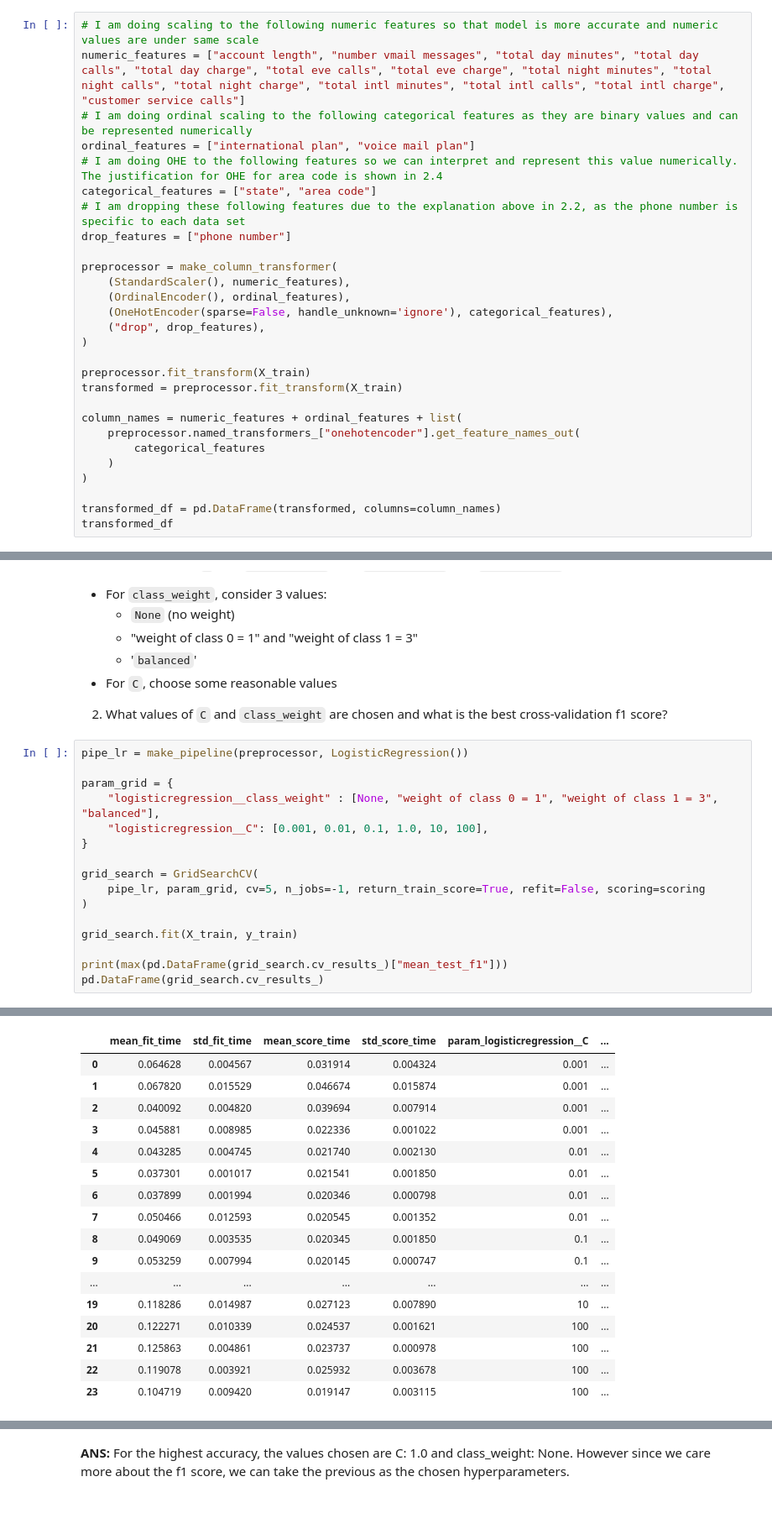
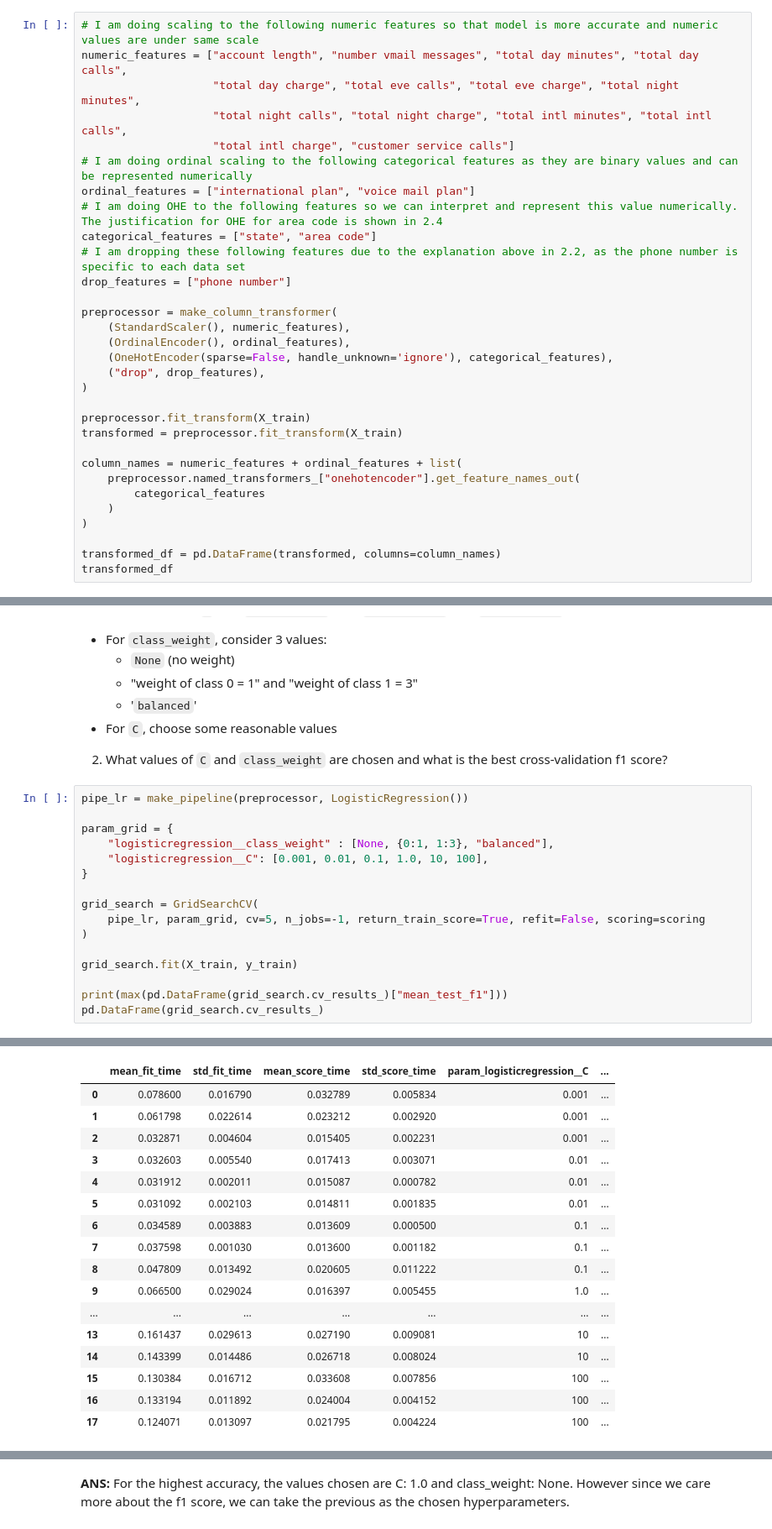
Before and after one commit to skyleapa/cpsc330-2022W2, a Jupyter notebook: hw/hw5/hw5.ipynb, the cells around one changed output, grey strips where cells are left out. Shown: that part at 84% size. Cells and saved outputs as stored; diff of their text form.

```diff
--- a/hw/hw5/hw5.ipynb
+++ b/hw/hw5/hw5.ipynb
@@ -307,7 +309,10 @@ y_train = train_df["churn"]
 y_test = test_df["churn"]
 # %%
 # I am doing scaling to the following numeric features so that model is more accurate and numeric values are under same scale
-numeric_features = ["account length", "number vmail messages", "total day minutes", "total day calls", "total day charge", "total eve calls", "total eve charge", "total night minutes", "total night calls", "total night charge", "total intl minutes", "total intl calls", "total intl charge", "customer service calls"]
+numeric_features = ["account length", "number vmail messages", "total day minutes", "total day calls",
+                    "total day charge", "total eve calls", "total eve charge", "total night minutes",
+                    "total night calls", "total night charge", "total intl minutes", "total intl calls",
+                    "total intl charge", "customer service calls"]
 # I am doing ordinal scaling to the following categorical features as they are binary values and can be represented numerically
 ordinal_features = ["international plan", "voice mail plan"]
 # I am doing OHE to the following features so we can interpret and represent this value numerically. The justification for OHE for area code is shown in 2.4
@@ -476,7 +481,7 @@ rubric={points:10}
 pipe_lr = make_pipeline(preprocessor, LogisticRegression())
 
 param_grid = {
-    "logisticregression__class_weight" : [None, "weight of class 0 = 1", "weight of class 1 = 3", "balanced"],
+    "logisticregression__class_weight" : [None, {0:1, 1:3}, "balanced"],
     "logisticregression__C": [0.001, 0.01, 0.1, 1.0, 10, 100],
 }
 
@@ -493,17 +498,17 @@ pd.DataFrame(grid_search.cv_results_)
 |  | mean_fit_time | std_fit_time | mean_score_time | std_score_time | param_logisticregression__C | ... |
-| 0 | 0.064628 | 0.004567 | 0.031914 | 0.004324 | 0.001 | ... |
-| 1 | 0.067820 | 0.015529 | 0.046674 | 0.015874 | 0.001 | ... |
-| 2 | 0.040092 | 0.004820 | 0.039694 | 0.007914 | 0.001 | ... |
-| 3 | 0.045881 | 0.008985 | 0.022336 | 0.001022 | 0.001 | ... |
-| 4 | 0.043285 | 0.004745 | 0.021740 | 0.002130 | 0.01 | ... |
-| 5 | 0.037301 | 0.001017 | 0.021541 | 0.001850 | 0.01 | ... |
-| 6 | 0.037899 | 0.001994 | 0.020346 | 0.000798 | 0.01 | ... |
-| 7 | 0.050466 | 0.012593 | 0.020545 | 0.001352 | 0.01 | ... |
-| 8 | 0.049069 | 0.003535 | 0.020345 | 0.001850 | 0.1 | ... |
-| 9 | 0.053259 | 0.007994 | 0.020145 | 0.000747 | 0.1 | ... |
+| 0 | 0.078600 | 0.016790 | 0.032789 | 0.005834 | 0.001 | ... |
+| 1 | 0.061798 | 0.022614 | 0.023212 | 0.002920 | 0.001 | ... |
+| 2 | 0.032871 | 0.004604 | 0.015405 | 0.002231 | 0.001 | ... |
+| 3 | 0.032603 | 0.005540 | 0.017413 | 0.003071 | 0.01 | ... |
+| 4 | 0.031912 | 0.002011 | 0.015087 | 0.000782 | 0.01 | ... |
+| 5 | 0.031092 | 0.002103 | 0.014811 | 0.001835 | 0.01 | ... |
+| 6 | 0.034589 | 0.003883 | 0.013609 | 0.000500 | 0.1 | ... |
+| 7 | 0.037598 | 0.001030 | 0.013600 | 0.001182 | 0.1 | ... |
+| 8 | 0.047809 | 0.013492 | 0.020605 | 0.011222 | 0.1 | ... |
+| 9 | 0.066500 | 0.029024 | 0.016397 | 0.005455 | 1.0 | ... |
 | ... | ... | ... | ... | ... | ... | ... |
-| 19 | 0.118286 | 0.014987 | 0.027123 | 0.007890 | 10 | ... |
-| 20 | 0.122271 | 0.010339 | 0.024537 | 0.001621 | 100 | ... |
-| 21 | 0.125863 | 0.004861 | 0.023737 | 0.000978 | 100 | ... |
-| 22 | 0.119078 | 0.003921 | 0.025932 | 0.003678 | 100 | ... |
-| 23 | 0.104719 | 0.009420 | 0.019147 | 0.003115 | 100 | ... |
+| 13 | 0.161437 | 0.029613 | 0.027190 | 0.009081 | 10 | ... |
+| 14 | 0.143399 | 0.014486 | 0.026718 | 0.008024 | 10 | ... |
+| 15 | 0.130384 | 0.016712 | 0.033608 | 0.007856 | 100 | ... |
+| 16 | 0.133194 | 0.011892 | 0.024004 | 0.004152 | 100 | ... |
+| 17 | 0.124071 | 0.013097 | 0.021795 | 0.004224 | 100 | ... |
```
Also changed, not shown: parts of 28 cells of this notebook, 1 other file.
